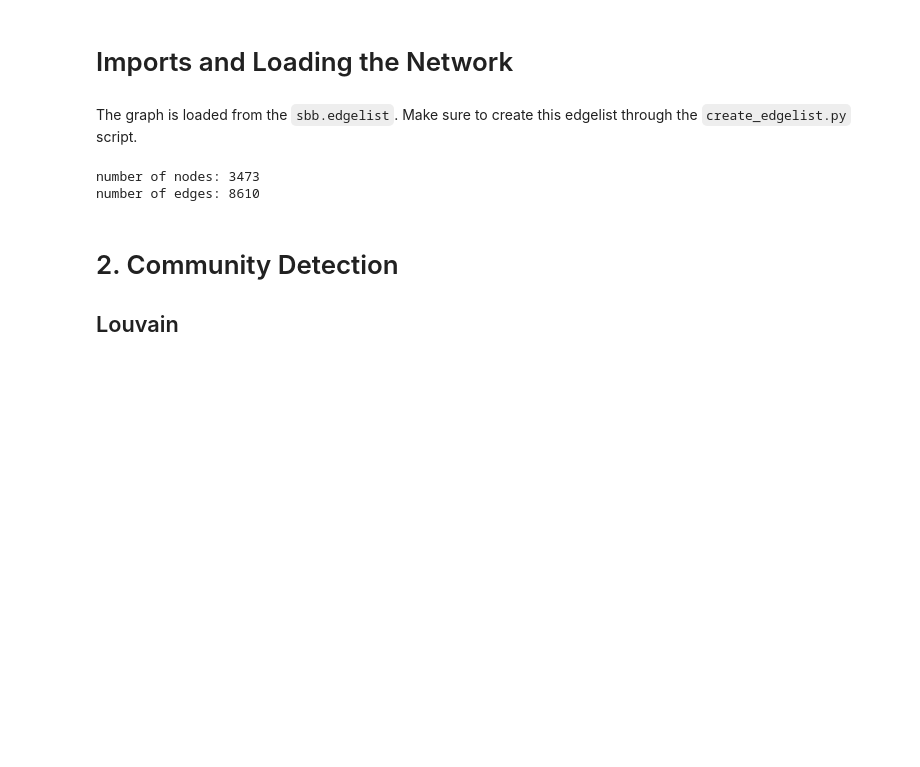
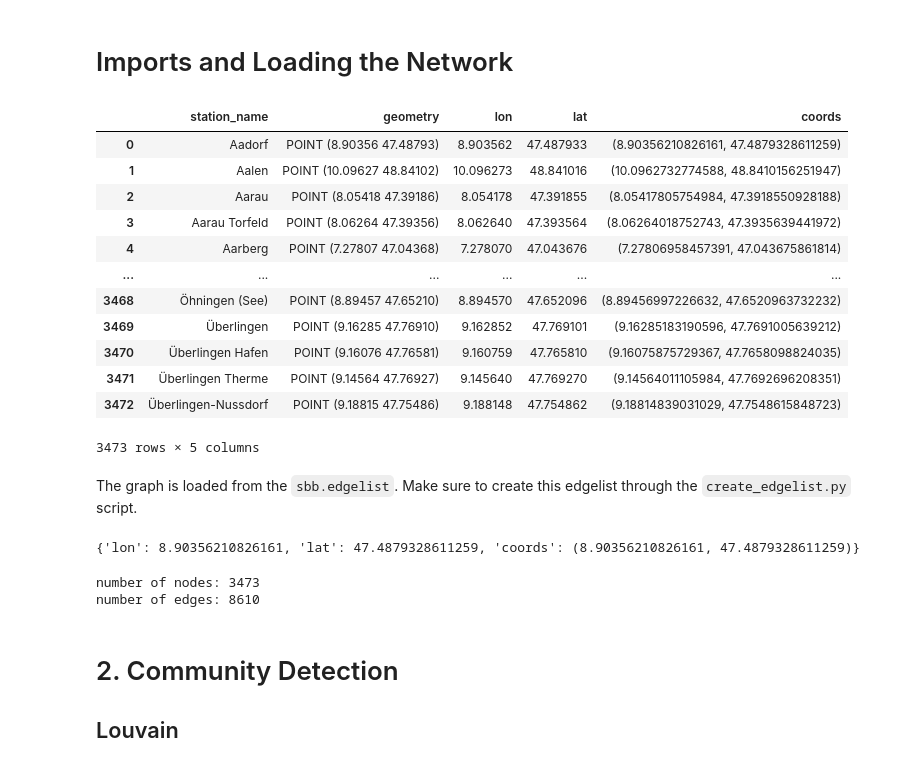
Before and after one commit to mattduerrmeier/sbb-analytics, a Jupyter notebook: community_detection.ipynb, the cells around one changed output. Cells and saved outputs as stored; diff of their text form; code cells hidden in the pictures; blank space fills up the shorter version.

```diff
--- a/community_detection.ipynb
+++ b/community_detection.ipynb
@@ -8,8 +9,43 @@ import matplotlib.pyplot as plt
 import random
 import time
 from sklearn.metrics import silhouette_score
+# %%
+df = gpd.read_file('stations.geojson')
+df['lon'] = df['geometry'].x
+df['lat'] = df['geometry'].y
+df['coords'] = [(lon, lat) for lon, lat in zip(df['geometry'].x, df['geometry'].y)]
+
+df
+# %% [output]
+|  | station_name | geometry | lon | lat | coords |
+| 0 | Aadorf | POINT (8.90356 47.48793) | 8.903562 | 47.487933 | (8.90356210826161, 47.4879328611259) |
+| 1 | Aalen | POINT (10.09627 48.84102) | 10.096273 | 48.841016 | (10.0962732774588, 48.8410156251947) |
+| 2 | Aarau | POINT (8.05418 47.39186) | 8.054178 | 47.391855 | (8.05417805754984, 47.3918550928188) |
+| 3 | Aarau Torfeld | POINT (8.06264 47.39356) | 8.062640 | 47.393564 | (8.06264018752743, 47.3935639441972) |
+| 4 | Aarberg | POINT (7.27807 47.04368) | 7.278070 | 47.043676 | (7.27806958457391, 47.043675861814) |
+| ... | ... | ... | ... | ... | ... |
+| 3468 | Öhningen (See) | POINT (8.89457 47.65210) | 8.894570 | 47.652096 | (8.89456997226632, 47.6520963732232) |
+| 3469 | Überlingen | POINT (9.16285 47.76910) | 9.162852 | 47.769101 | (9.16285183190596, 47.7691005639212) |
+| 3470 | Überlingen Hafen | POINT (9.16076 47.76581) | 9.160759 | 47.765810 | (9.16075875729367, 47.7658098824035) |
+| 3471 | Überlingen Therme | POINT (9.14564 47.76927) | 9.145640 | 47.769270 | (9.14564011105984, 47.7692696208351) |
+| 3472 | Überlingen-Nussdorf | POINT (9.18815 47.75486) | 9.188148 | 47.754862 | (9.18814839031029, 47.7548615848723) |
+3473 rows × 5 columns
 # %% [markdown]
 The graph is loaded from the `sbb.edgelist`.
 Make sure to create this edgelist through the `create_edgelist.py` script.
 # %%
 G = nx.read_edgelist("sbb.edgelist", delimiter=";", create_using=nx.Graph)
+for idx, row in df.iterrows():
+    station_name = row['station_name']
+    lon = row['lon']
+    lat = row['lat']
+    # Check if the station name exists in the graph
+    if station_name in G.nodes:
+        # Set latitude and longitude attributes
+        G.nodes[station_name]['lon'] = lon
+        G.nodes[station_name]['lat'] = lat
+        G.nodes[station_name]['coords'] = (lon, lat)
+
+print(G.nodes['Aadorf'])
+# %% [output]
+{'lon': 8.90356210826161, 'lat': 47.4879328611259, 'coords': (8.90356210826161, 47.4879328611259)}
```
Also changed, not shown: parts of 5 cells of this notebook, 6 other files.
